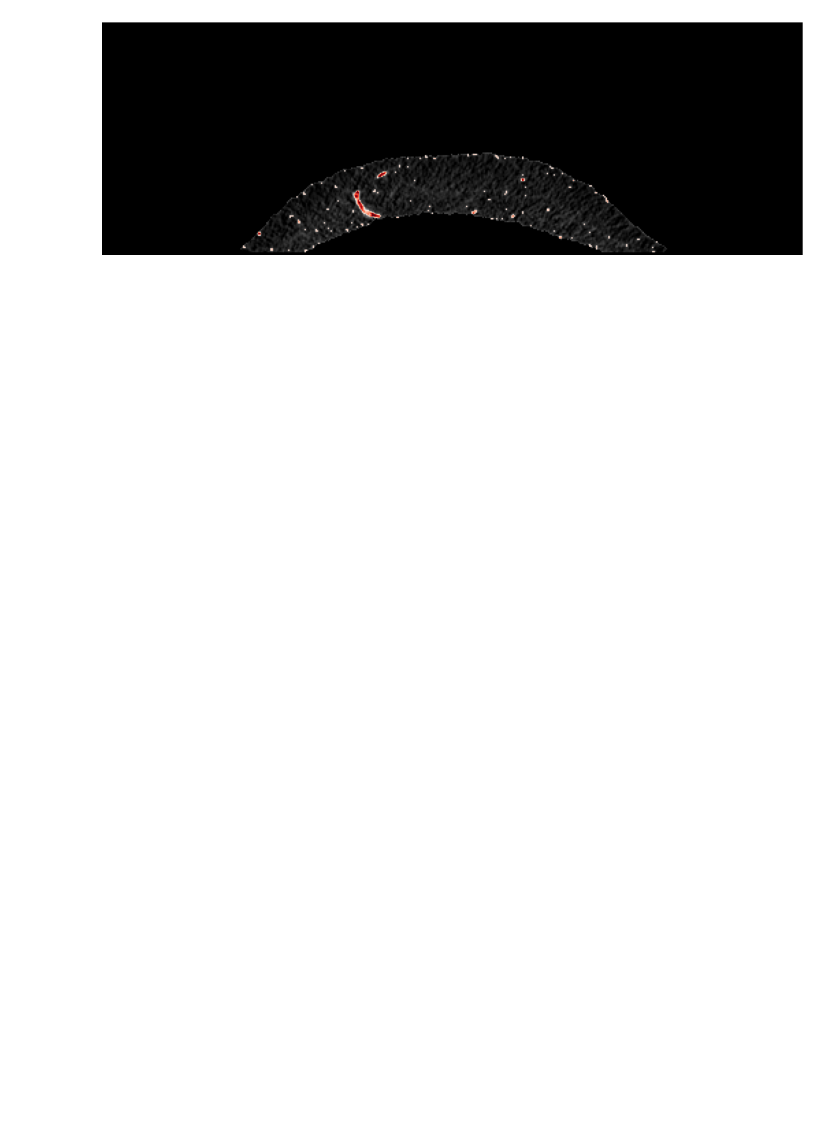
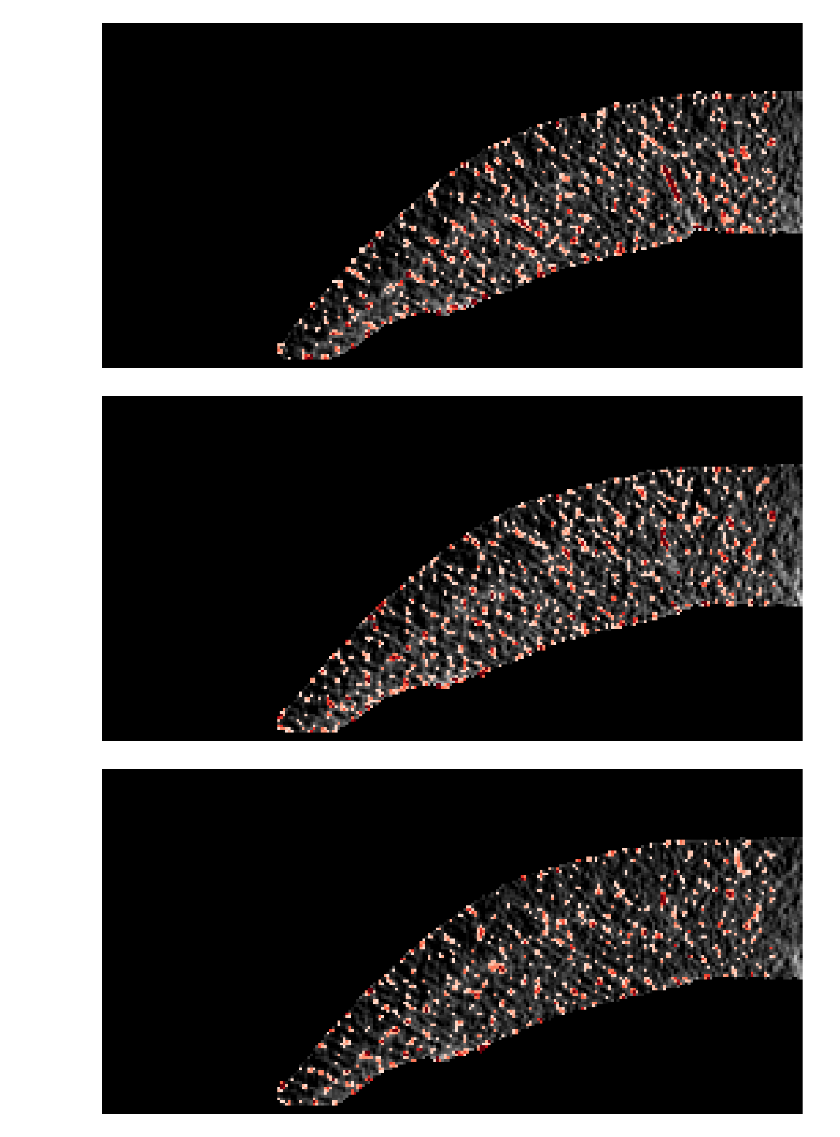
Before and after one commit to HosseinOutward/VUB-ACS-24_Hospital_Project, a Jupyter notebook: HP Clean.ipynb, the cells around one changed output. Cells and saved outputs as stored; diff of their text form; code cells hidden in the pictures; blank space fills up the shorter version.

```diff
--- a/HP Clean.ipynb
+++ b/HP Clean.ipynb
@@ -65,17 +100 @@ def show_slice(img, mask, seed):
-# %%
-seed = [950, 110, 300]
-vein_slide =203
-line_points = {
-    "z_below_fat": 690,
-    "z_above_fat": 980,
-    "y_below_fat": 170,
-}
-
-# seed = [200, 120, 300]
-# vein_slide = 211-175
-# line_points = {
-#     "z_below_fat": 175,
-#     "z_above_fat": 220,
-#     "y_below_fat": 200,
-# }
 # %%
@@ -171,14 +183,15 @@ show_slice(img, mask, (vein_slide, seed[1], seed[2]))
 # %%
 img_balanced = (img + 10000) * mask - 10000
 
-max_value, min_value = np.percentile(img_balanced[mask.astype(bool)], [99.99, 5])
+max_value, min_value = np.percentile(img_balanced[mask.astype(bool)], [99.9, 10])
 img_balanced = np.clip(img_balanced, min_value, max_value)
 
 img_balanced = (img_balanced - min_value) / (max_value - min_value)
 
 #todo: use a larger, dynamic window size instead of +-3
 roi_slide = 3
-img_balanced = img_balanced[vein_slide-roi_slide:vein_slide+roi_slide]
+img_balanced = img_balanced[vein_slide - roi_slide:vein_slide + roi_slide]
+img_balanced = gaussian_filter(img_balanced, 0.1)
 
 plt.figure(figsize=(20, 15), dpi=150)
 plt.imshow(img_balanced[roi_slide])
@@ -188,28 +201,29 @@ plt.imshow(img_balanced[roi_slide])
 # %%
-
 # Apply the Frangi filter with adjusted parameters
 frangi_slice = frangi(
     img_balanced,
-    scale_range=(1, 2),  # More sensitive to different scales
+    # scale_range=(1, 2),  # More sensitive to different scales
     scale_step=0.2,  # More fine-grained scale steps
-    beta=1,  # More sensitive to line-like structures
+    beta=1.2,  # More sensitive to line-like structures
     gamma=4,  # Less background suppression for more sensitivity
     black_ridges=False  # Assuming bright ridges on dark background
 )
 # %%
-from scipy.ndimage import label
-
 normlized_frangi = frangi_slice.copy()
 normlized_frangi = np.clip(normlized_frangi,
-                          *np.percentile(normlized_frangi[normlized_frangi > 0], [5,99.8]))
+                           *np.percentile(normlized_frangi[normlized_frangi > 0], [5, 99.8]))
 normlized_frangi /= np.max(normlized_frangi)
 normlized_frangi[normlized_frangi < 0.1] = 0
-normlized_frangi[:,:,normlized_frangi.shape[2]//2-10:normlized_frangi.shape[2]//2+10] = 0
+normlized_frangi[:, :, normlized_frangi.shape[2] // 2 - 10:normlized_frangi.shape[2] // 2 + 10] = 0
 
-plt.figure(figsize=(15, 10), dpi=100)
-plt.imshow(img_balanced[roi_slide], cmap="gray")
-plt.imshow(normlized_frangi[roi_slide], cmap='Reds', alpha=(normlized_frangi[roi_slide] > 0).astype(float))
-plt.axis('off')
-plt.show()
+for i in np.arange(-1, 2 + 1, 1):
+    plt.figure(figsize=(15, 10), dpi=100)
+    temp = [roi_slide + i, slice(len(img[0]) // 2, len(img[0])), slice(0, len(img[0][0]) // 2)]
+    plt.imshow(img_balanced[*temp], cmap="gray")
+    plt.imshow(normlized_frangi[*temp], cmap='Reds', alpha=(normlized_frangi[*temp] > 0).astype(float))
+    plt.axis('off')
+    plt.show()
 # %% [output]
-[figure, old version]
+[figure, new version]
+[figure, added]
+[figure, added]
```
Also changed, not shown: parts of 9 cells of this notebook.
